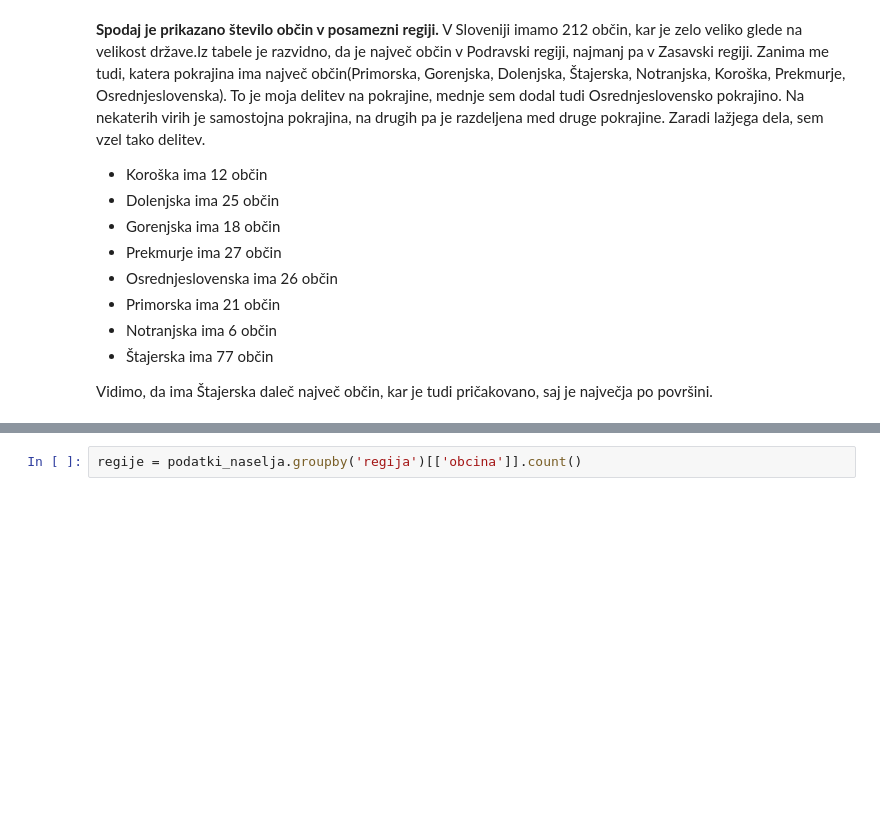
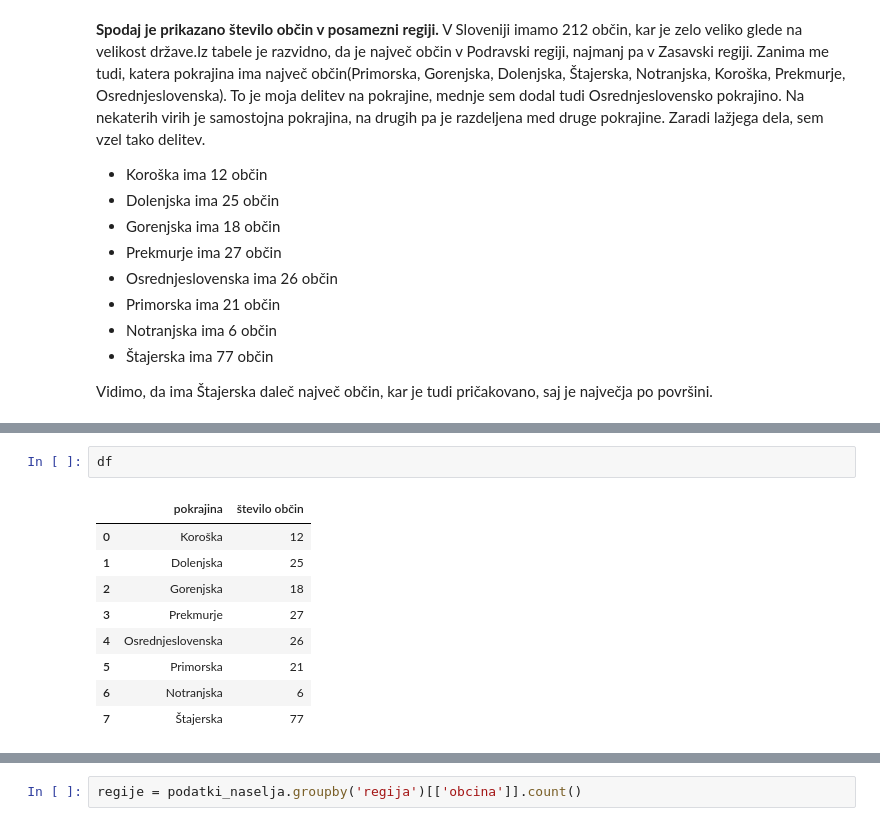
Before and after one commit to gregorkodric/obcine, a Jupyter notebook: Obcine.ipynb, the cells around one changed output, grey strips where cells are left out. Drawn from its saved outputs; the diff is of its cells as text; blank space fills up the shorter version.

```diff
--- a/Obcine.ipynb
+++ b/Obcine.ipynb
@@ -221,0 +249,12 @@ Vidimo, da ima Štajerska daleč največ občin, kar je tudi pričakovano, saj j
+# %%
+df
+# %% [output]
+|  | pokrajina | število občin |
+| 0 | Koroška | 12 |
+| 1 | Dolenjska | 25 |
+| 2 | Gorenjska | 18 |
+| 3 | Prekmurje | 27 |
+| 4 | Osrednjeslovenska | 26 |
+| 5 | Primorska | 21 |
+| 6 | Notranjska | 6 |
+| 7 | Štajerska | 77 |
```
Also changed, not shown: parts of 14 cells of this notebook.
